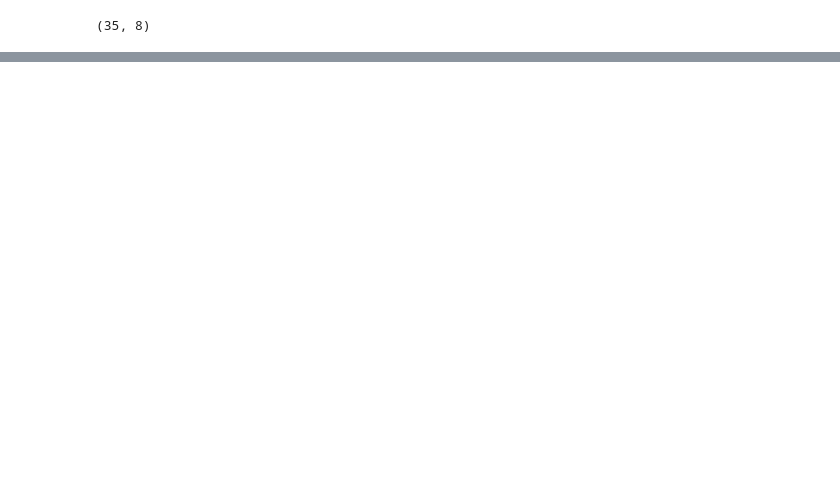
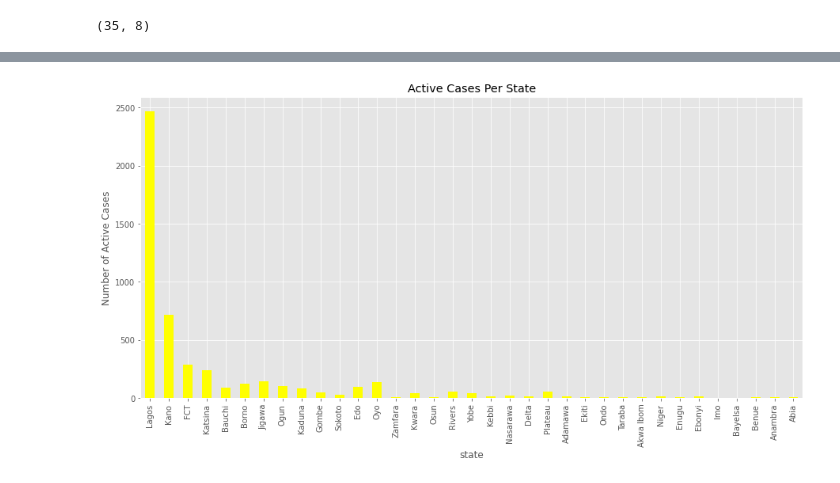
Before and after one commit to Eric-Josh/nigeria-covid19-report-dashboard, a Jupyter notebook: tester.ipynb, the cells around one changed output, grey strips where cells are left out. Drawn from its saved outputs; the diff is of its cells as text; code cells hidden in the pictures; blank space fills up the shorter version.

```diff
--- a/tester.ipynb
+++ b/tester.ipynb
@@ -117,0 +200,11 @@ totalCase
+# %%
+df_state = df['on_admission']
+df_state.plot(kind='bar', figsize=(15, 7), color='yellow')
+
+plt.xlabel('state') # add to x-label to the plot
+plt.ylabel('Number of Active Cases') # add y-label to the plot
+plt.title('Active Cases Per State') # add title to the plot
+
+plt.show()
+# %% [output]
+[figure, added]
```
Also changed, not shown: parts of 16 cells of this notebook, 10 other files.
